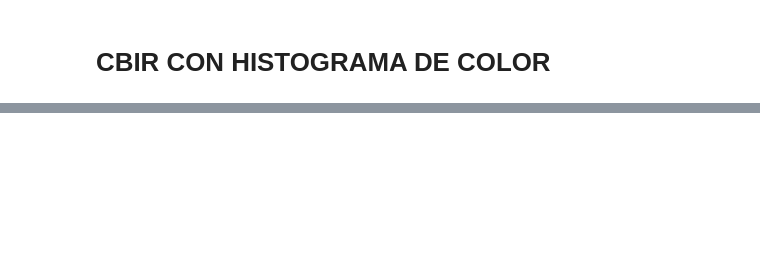
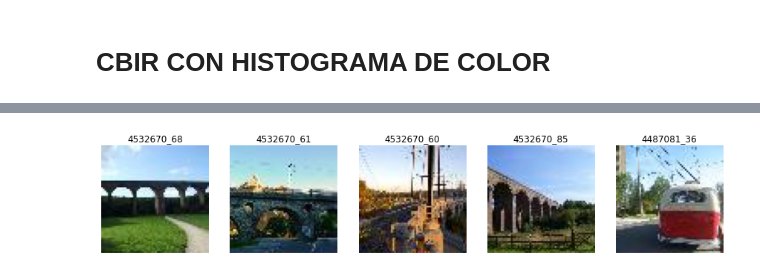
Before and after one commit to MrGG14/CBIR, a Jupyter notebook: CBIR_COLOR_HISTOGRAM.ipynb, the cells around one changed output, grey strips where cells are left out. Cells and saved outputs as stored; diff of their text form; code cells hidden in the pictures; blank space fills up the shorter version.

```diff
--- a/CBIR_COLOR_HISTOGRAM.ipynb
+++ b/CBIR_COLOR_HISTOGRAM.ipynb
@@ -51,0 +104,24 @@ display_n_similar(indices[0], 8)
+# %%
+def display_n_similar(sorted_indexes, n):
+    if n <= 0:
+        print("El valor de n debe ser mayor que 0.")
+        return
+
+    if n > len(sorted_indexes):
+        print(f"Solo hay {len(sorted_indexes)} imágenes en la lista. Mostrando todas.")
+        n = len(sorted_indexes)
+    fig, axs = plt.subplots(1, n, figsize=(15,15))
+    for i in range(n):
+        n_carpeta = (sorted_indexes[i][0])
+        n_img = (sorted_indexes[i][1])
+        path = images_path[(n_carpeta, n_img)]
+        im = cv2.cvtColor(cv2.imread(path), cv2.COLOR_BGR2RGB)
+        axs[i].imshow(im)
+        axs[i].axis('off')
+        titulo = f'{n_carpeta}_{n_img}'
+        axs[i].set_title(titulo)
+
+    plt.show()
+display_n_similar(ids, 5)
+# %% [output]
+[figure, added]
```
Also changed, not shown: parts of 17 cells of this notebook.
